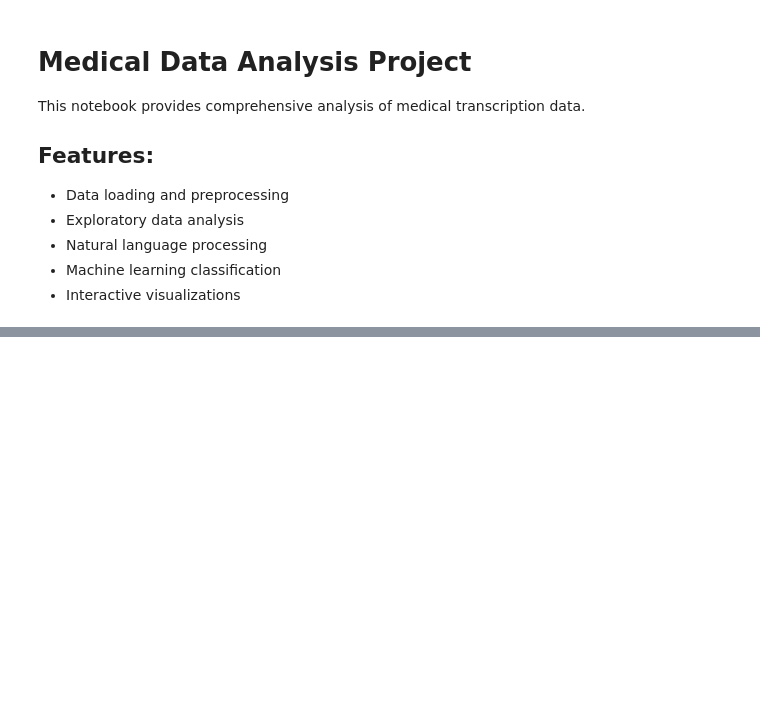
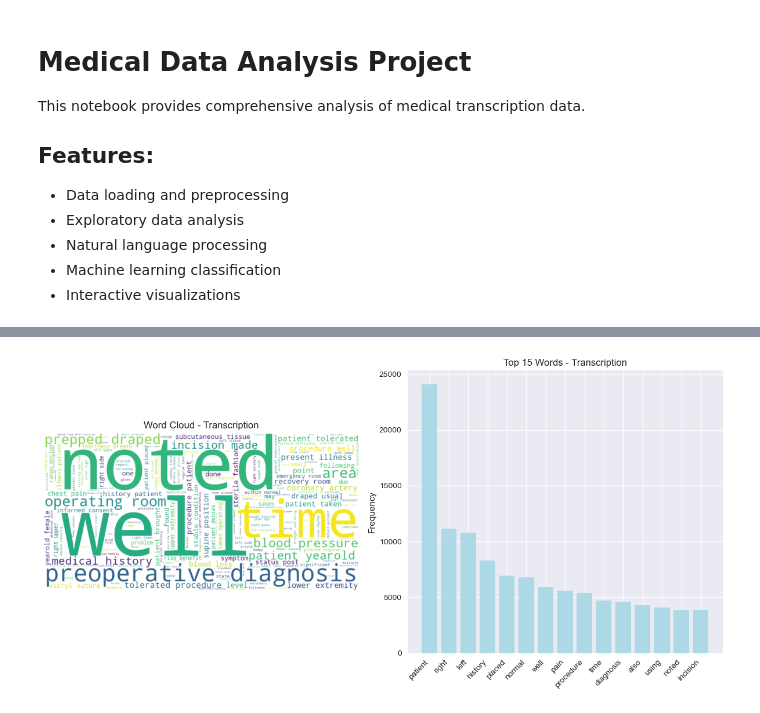
Before and after one commit to saundramonroe/Medical_data_dashboard, a Jupyter notebook: notebooks/medical_analysis.ipynb, the cells around one changed output, grey strips where cells are left out. Drawn from its saved outputs; the diff is of its cells as text; code cells hidden in the pictures; blank space fills up the shorter version.

```diff
--- a/notebooks/medical_analysis.ipynb
+++ b/notebooks/medical_analysis.ipynb
@@ -68,0 +273,95 @@ Ready for medical data analysis!
+# %%
+# ===========================
+# NATURAL LANGUAGE PROCESSING
+# ===========================
+
+# Download NLTK data (run once)
+try:
+    nltk.data.find('tokenizers/punkt')
+    nltk.data.find('corpora/stopwords')
+    nltk.data.find('corpora/wordnet')
+except LookupError:
+    nltk.download('punkt')
+    nltk.download('punkt_tab')
+    nltk.download('stopwords')
+    nltk.download('wordnet')
+    nltk.download('omw-1.4')
+
+    print(nltk.data.path)
+    print("NLTK data downloaded successfully!")
+def preprocess_text(text):
+    """Preprocess text for NLP analysis."""
+    if pd.isna(text) or text == '':
+        return ''
+
+    # Convert to lowercase
+    text = text.lower()
+
+    # Remove special characters and digits
+    text = re.sub(r'[^a-zA-Z\s]', '', text)
+
+    # Tokenize
+    tokens = word_tokenize(text)
+
+    # Remove stopwords
+    stop_words = set(stopwords.words('english'))
+    tokens = [token for token in tokens if token not in stop_words and len(token) > 2]
+
+    # Lemmatization
+    lemmatizer = WordNetLemmatizer()
+    tokens = [lemmatizer.lemmatize(token) for token in tokens]
+
+    return ' '.join(tokens)
+
+def analyze_text_content(df, text_column='transcription'):
+    """Perform comprehensive text analysis."""
+
+    print(f"\n" + "="*50)
+    print(f"TEXT CONTENT ANALYSIS - {text_column.upper()}")
+    print("="*50)
+
+    # Preprocess text
+    print("Preprocessing text...")
+    df[f'{text_column}_processed'] = df[text_column].apply(preprocess_text)
+
+    # Get all processed text
+    all_text = ' '.join(df[f'{text_column}_processed'].dropna())
+
+    # Word frequency analysis
+    words = all_text.split()
+    word_freq = Counter(words)
+
+    print(f"\nTop 20 most common words in {text_column}:")
+    for word, freq in word_freq.most_common(20):
+        print(f"{word}: {freq}")
+
+    # Create word cloud
+    if len(all_text) > 0:
+        plt.figure(figsize=(12, 6))
+
+        # Word cloud
+        plt.subplot(1, 2, 1)
+        wordcloud = WordCloud(width=800, height=400, background_color='white').generate(all_text)
+        plt.imshow(wordcloud, interpolation='bilinear')
+        plt.axis('off')
+        plt.title(f'Word Cloud - {text_column.title()}')
+
+        # Word frequency bar plot
+        plt.subplot(1, 2, 2)
+        top_words = dict(word_freq.most_common(15))
+        plt.bar(range(len(top_words)), list(top_words.values()), color='lightblue')
+        plt.xticks(range(len(top_words)), list(top_words.keys()), rotation=45, ha='right')
+        plt.title(f'Top 15 Words - {text_column.title()}')
+        plt.ylabel('Frequency')
+
+        plt.tight_layout()
+        plt.show()
+
+    return word_freq
+
+# Analyze transcriptions
+transcription_analysis = analyze_text_content(df, 'transcription')
+
+# Analyze keywords
+keywords_analysis = analyze_text_content(df, 'keywords')
+# %% [output]
@@ -68,0 +397 @@ Ready for medical data analysis!
+[figure, added]
```
Also changed, not shown: parts of 9 cells of this notebook, 3 other files.
